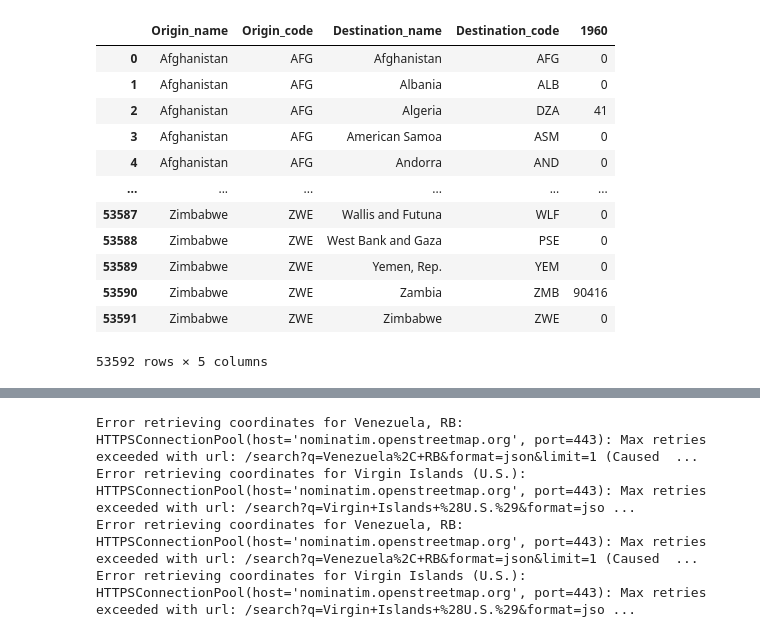
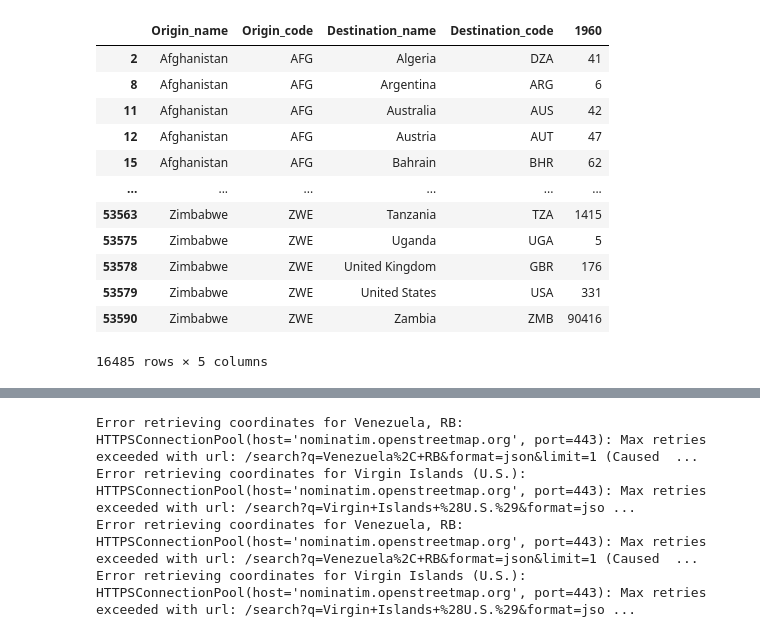
Before and after one commit to moonish1211/human_migration, a Jupyter notebook: graph_visualization.ipynb, the cells around one changed output, grey strips where cells are left out. Cells and saved outputs as stored; diff of their text form; code cells hidden in the pictures.

```diff
--- a/graph_visualization.ipynb
+++ b/graph_visualization.ipynb
@@ -8,17 +24,19 @@ from geopy.geocoders import Nominatim
 # %%
 both_gender_1960 = pd.read_csv('data/both_gender/1960.csv')[["Origin_name",	"Origin_code","Destination_name","Destination_code","1960"]]
+both_gender_1960['1960'] = pd.to_numeric(both_gender_1960['1960'], errors='coerce').fillna(0).astype(int)
+both_gender_1960 = both_gender_1960[both_gender_1960['1960'] != 0]
 both_gender_1960
 # %% [output]
 |  | Origin_name | Origin_code | Destination_name | Destination_code | 1960 |
-| 0 | Afghanistan | AFG | Afghanistan | AFG | 0 |
-| 1 | Afghanistan | AFG | Albania | ALB | 0 |
 | 2 | Afghanistan | AFG | Algeria | DZA | 41 |
-| 3 | Afghanistan | AFG | American Samoa | ASM | 0 |
-| 4 | Afghanistan | AFG | Andorra | AND | 0 |
+| 8 | Afghanistan | AFG | Argentina | ARG | 6 |
+| 11 | Afghanistan | AFG | Australia | AUS | 42 |
+| 12 | Afghanistan | AFG | Austria | AUT | 47 |
+| 15 | Afghanistan | AFG | Bahrain | BHR | 62 |
 | ... | ... | ... | ... | ... | ... |
-| 53587 | Zimbabwe | ZWE | Wallis and Futuna | WLF | 0 |
-| 53588 | Zimbabwe | ZWE | West Bank and Gaza | PSE | 0 |
-| 53589 | Zimbabwe | ZWE | Yemen, Rep. | YEM | 0 |
+| 53563 | Zimbabwe | ZWE | Tanzania | TZA | 1415 |
+| 53575 | Zimbabwe | ZWE | Uganda | UGA | 5 |
+| 53578 | Zimbabwe | ZWE | United Kingdom | GBR | 176 |
+| 53579 | Zimbabwe | ZWE | United States | USA | 331 |
 | 53590 | Zimbabwe | ZWE | Zambia | ZMB | 90416 |
-| 53591 | Zimbabwe | ZWE | Zimbabwe | ZWE | 0 |
-53592 rows × 5 columns
+16485 rows × 5 columns
```
Also changed, not shown: parts of 19 cells of this notebook, 2 other files.
